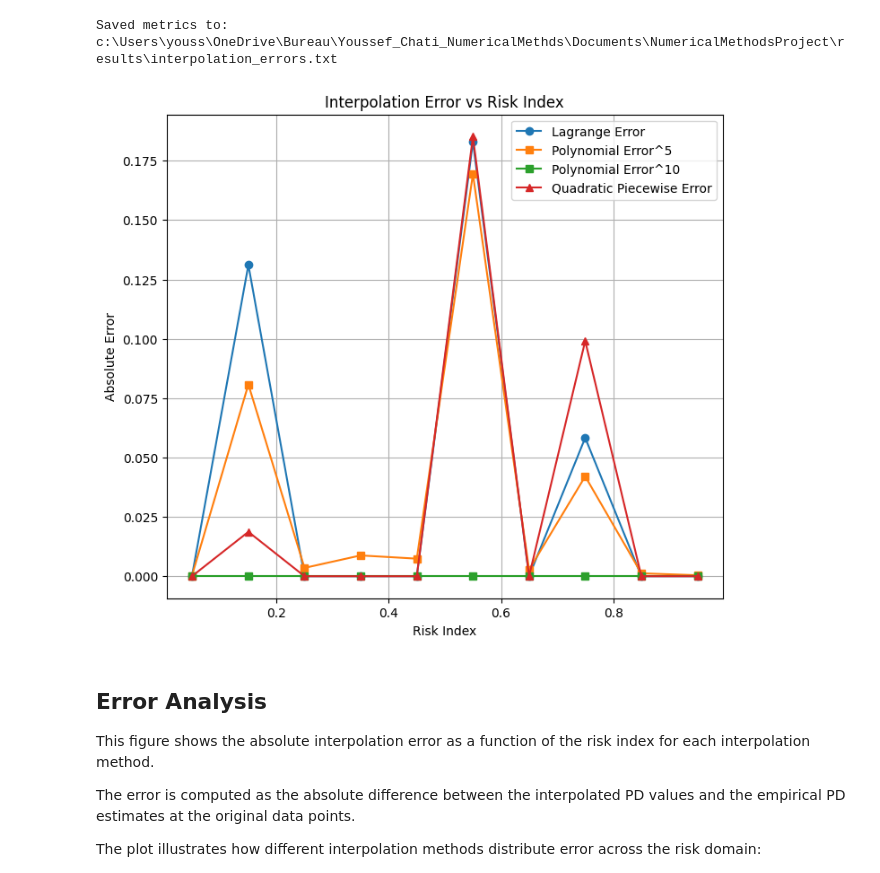
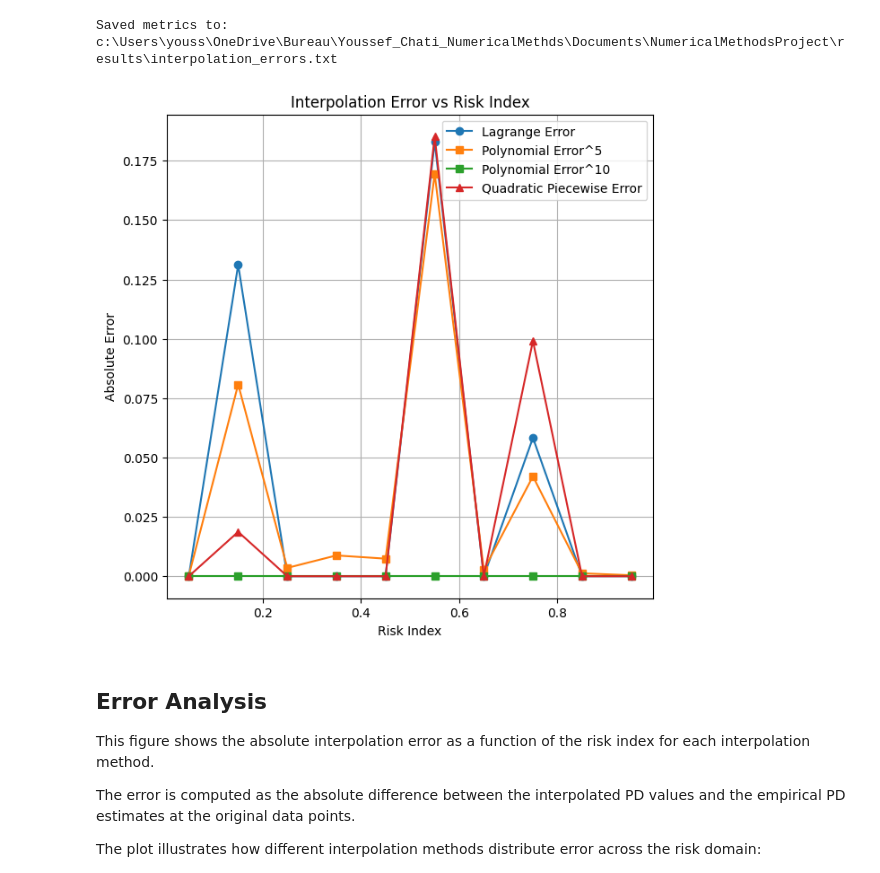
Before and after one commit to YoussefChati/Credit-Risk-Interpolation-GMSC, a Jupyter notebook: Documents/NumericalMethodsProject/notebooks/GMSC_PD_Interpolation.ipynb, the cells around one changed output. Saved outputs shown, nothing was run; the diff lists cells and outputs as text; code cells hidden in the pictures.

Commit message:
Graph update

```diff
--- a/Documents/NumericalMethodsProject/notebooks/GMSC_PD_Interpolation.ipynb
+++ b/Documents/NumericalMethodsProject/notebooks/GMSC_PD_Interpolation.ipynb
@@ -480,22 +480,22 @@ Saved metrics to: c:\Users\youss\OneDrive\Bureau\Youssef_Chati_NumericalMethds\D
 # %%
 import matplotlib.pyplot as plt
 
-plt.figure(figsize=(8, 7))
+plt.figure(figsize=(7, 7))
 
 plt.plot(x, error_lagrange, marker='o', label='Lagrange Error')
 plt.plot(x, error_poly5, marker='s', label='Polynomial Error^5')
 plt.plot(x, error_poly10, marker='s', label='Polynomial Error^10')
 plt.plot(x, error_quad, marker='^', label='Quadratic Piecewise Error')
 
 plt.xlabel("Risk Index")
 plt.ylabel("Absolute Error")
 plt.title("Interpolation Error vs Risk Index")
 plt.legend()
 plt.grid(True)
 
 plt.show()
 # %% [output]
-[figure, old version]
+[figure, new version]
 # %% [markdown]
 ## Error Analysis
 
```
Also changed, not shown: parts of 2 cells of this notebook.
